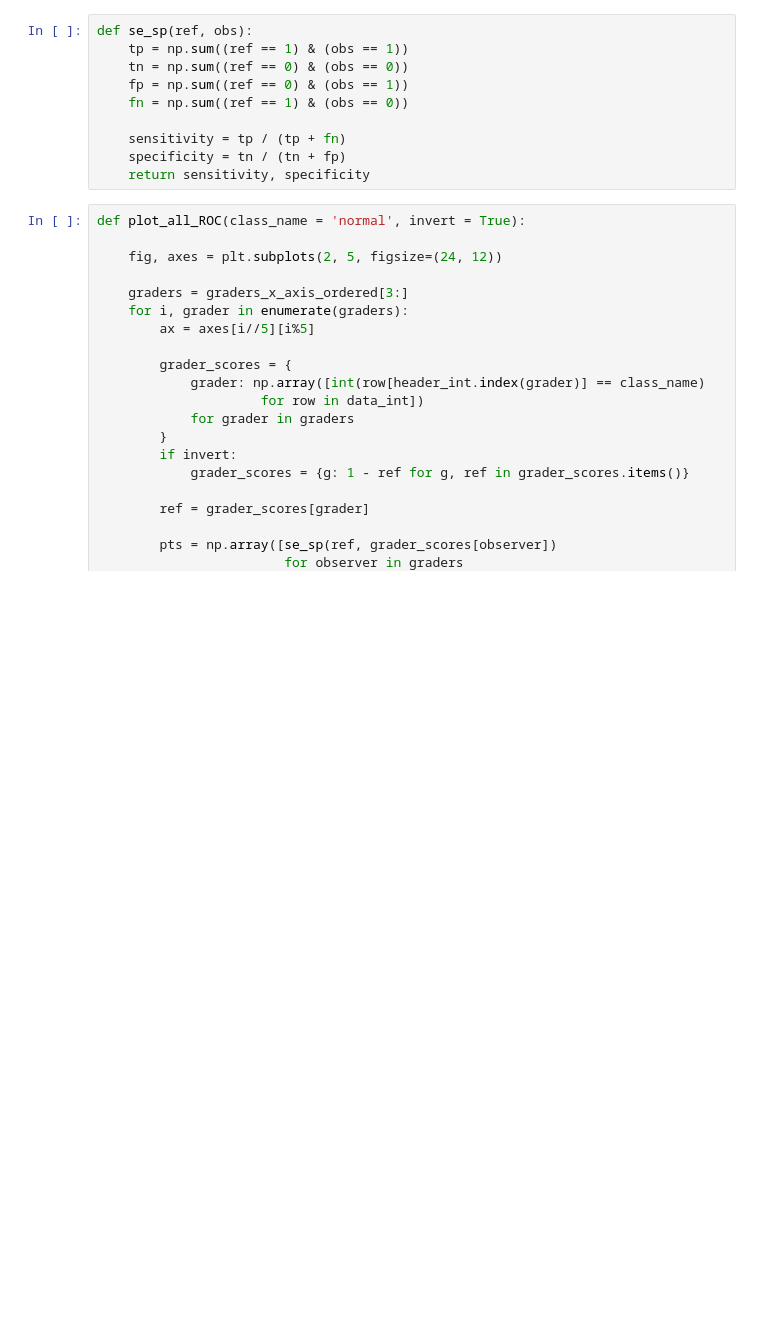
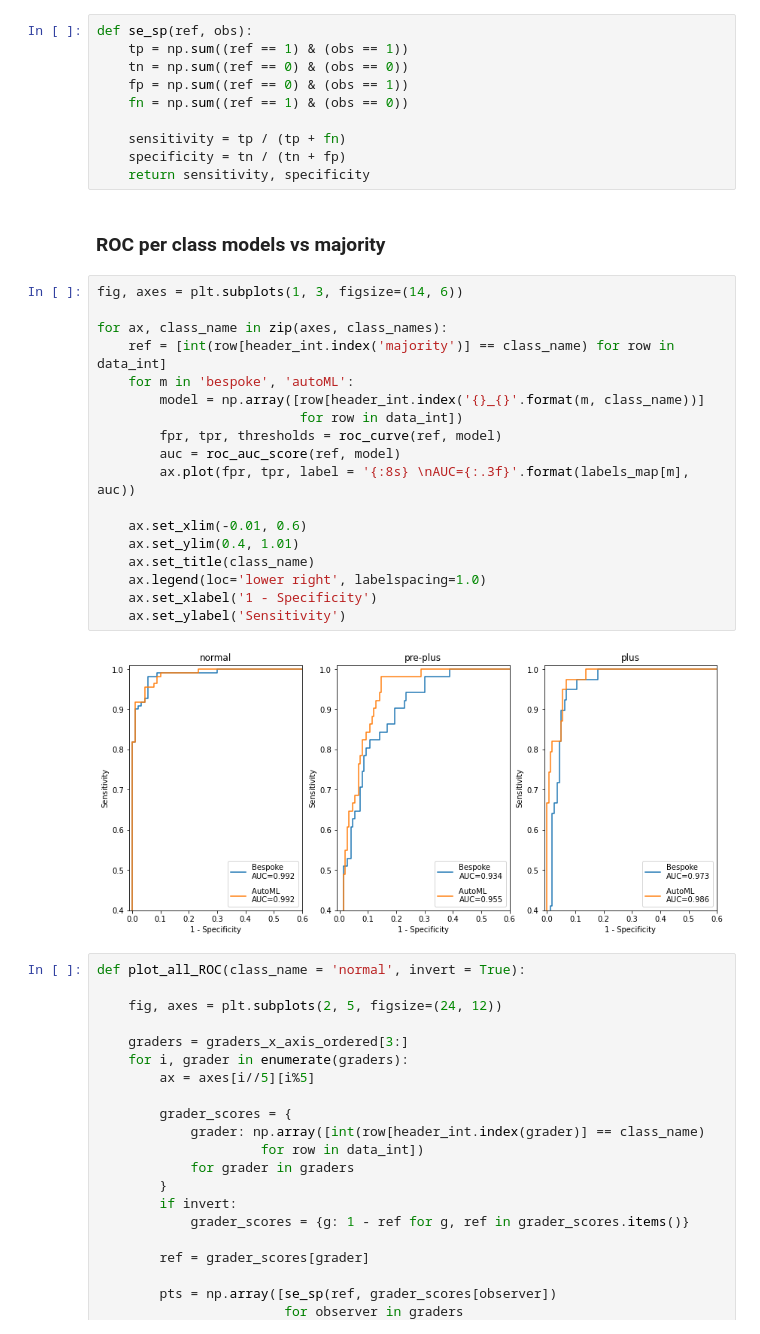
Before and after one commit to MoorfieldsInnovationLab/ROP, a Jupyter notebook: model_development/Figures.ipynb, the cells around one changed output. Drawn from its saved outputs; the diff is of its cells as text; blank space fills up the shorter version.

Commit message:
updating Figures

```diff
--- a/model_development/Figures.ipynb
+++ b/model_development/Figures.ipynb
@@ -157,6 +159,28 @@ def se_sp(ref, obs):
     sensitivity = tp / (tp + fn)
     specificity = tn / (tn + fp)
     return sensitivity, specificity
+# %% [markdown]
+### ROC per class models vs majority
+# %%
+fig, axes = plt.subplots(1, 3, figsize=(14, 6))
+
+for ax, class_name in zip(axes, class_names):
+    ref = [int(row[header_int.index('majority')] == class_name) for row in data_int]
+    for m in 'bespoke', 'autoML':
+        model = np.array([row[header_int.index('{}_{}'.format(m, class_name))]
+                          for row in data_int])
+        fpr, tpr, thresholds = roc_curve(ref, model)
+        auc = roc_auc_score(ref, model)
+        ax.plot(fpr, tpr, label = '{:8s} \nAUC={:.3f}'.format(labels_map[m], auc))
+
+    ax.set_xlim(-0.01, 0.6)
+    ax.set_ylim(0.4, 1.01)
+    ax.set_title(class_name)
+    ax.legend(loc='lower right', labelspacing=1.0)
+    ax.set_xlabel('1 - Specificity')
+    ax.set_ylabel('Sensitivity')
+# %% [output]
+[figure, added]
 # %%
 def plot_all_ROC(class_name = 'normal', invert = True):
 
```
Also changed, not shown: parts of 4 cells of this notebook.
